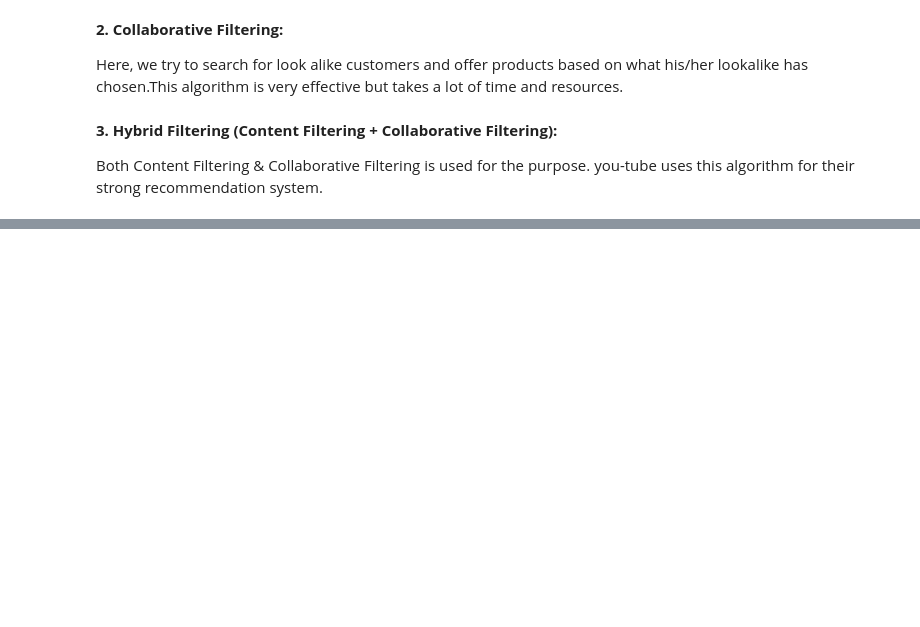
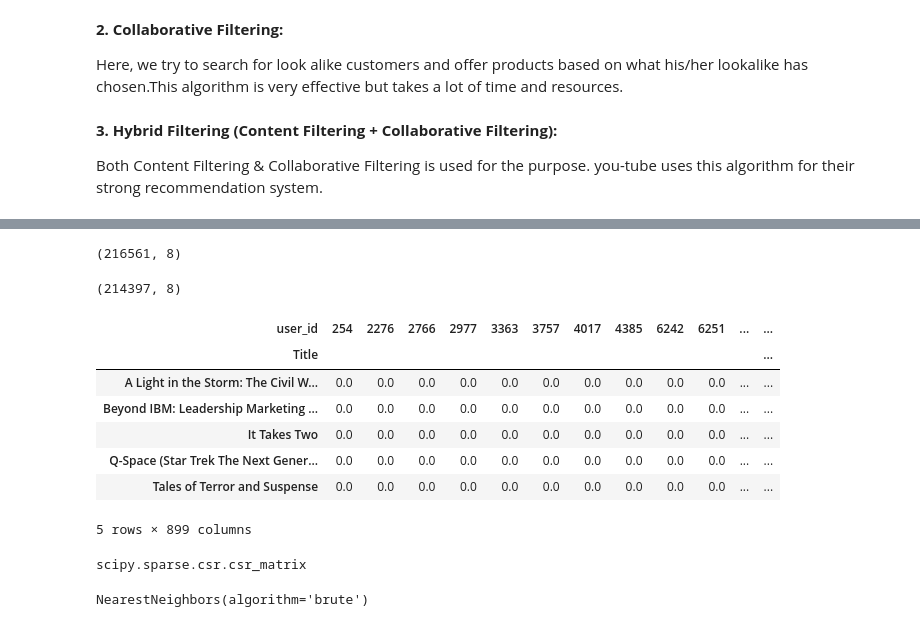
Before and after one commit to irshad9873/book-recommended-system, a Jupyter notebook: Book_Recommended_System.ipynb, the cells around one changed output, grey strips where cells are left out. Saved outputs shown, nothing was run; the diff lists cells and outputs as text; code cells hidden in the pictures; blank space fills up the shorter version.

```diff
--- a/Book_Recommended_System.ipynb
+++ b/Book_Recommended_System.ipynb
@@ -29,0 +169,2 @@ import matplotlib.pyplot as plt
+# %%
+final_ratings=rating_with_books.merge(number_rating,on='Title')
@@ -29,0 +180,27 @@ import matplotlib.pyplot as plt
+# %%
+final_ratings.shape
+# %% [output]
+(216561, 8)
+# %%
+## droping the same record
+final_ratings.drop_duplicates(['user_id','Title'],inplace=True)
+# %%
+final_ratings.shape
+# %% [output]
+(214397, 8)
+# %%
+ ## pivot table
+book_pivot=final_ratings.pivot_table(columns='user_id',index='Title',values='rating')
+# %%
+book_pivot.fillna(0,inplace=True)
+# %%
+book_pivot.head()
+# %% [output]
+| user_id | 254 | 2276 | 2766 | 2977 | 3363 | 3757 | 4017 | 4385 | 6242 | 6251 | ... | ... |
+| Title |  |  |  |  |  |  |  |  |  |  |  | ... |
+| A Light in the Storm: The Civil W... | 0.0 | 0.0 | 0.0 | 0.0 | 0.0 | 0.0 | 0.0 | 0.0 | 0.0 | 0.0 | ... | ... |
+| Beyond IBM: Leadership Marketing ... | 0.0 | 0.0 | 0.0 | 0.0 | 0.0 | 0.0 | 0.0 | 0.0 | 0.0 | 0.0 | ... | ... |
+| It Takes Two | 0.0 | 0.0 | 0.0 | 0.0 | 0.0 | 0.0 | 0.0 | 0.0 | 0.0 | 0.0 | ... | ... |
+| Q-Space (Star Trek The Next Gener... | 0.0 | 0.0 | 0.0 | 0.0 | 0.0 | 0.0 | 0.0 | 0.0 | 0.0 | 0.0 | ... | ... |
+| Tales of Terror and Suspense | 0.0 | 0.0 | 0.0 | 0.0 | 0.0 | 0.0 | 0.0 | 0.0 | 0.0 | 0.0 | ... | ... |
+5 rows × 899 columns
@@ -29,0 +210,4 @@ import matplotlib.pyplot as plt
+# %%
+type(book_sparse)
+# %% [output]
+scipy.sparse.csr.csr_matrix
@@ -29,0 +218,4 @@ import matplotlib.pyplot as plt
+# %%
+model.fit(book_sparse)
+# %% [output]
+NearestNeighbors(algorithm='brute')
```
Also changed, not shown: parts of 41 cells of this notebook.
